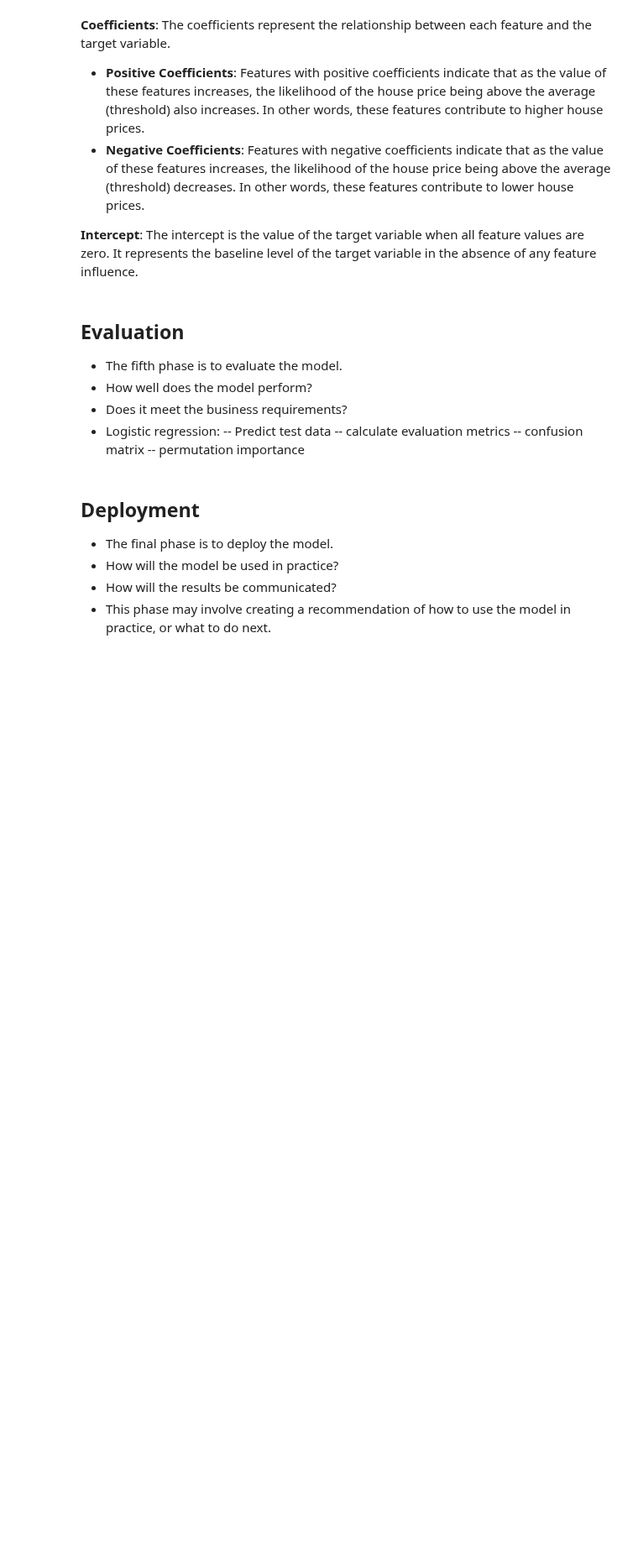
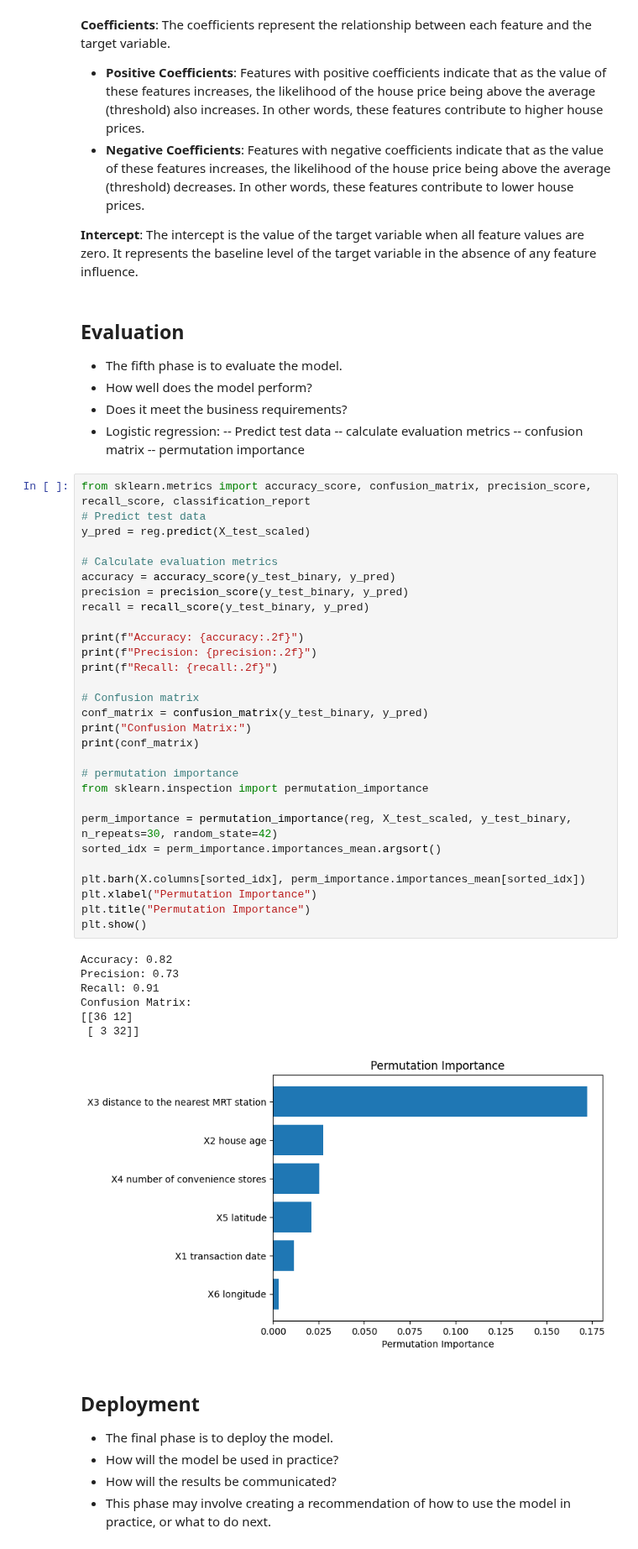
Before and after one commit to Islake/KoneOppiminen, a Jupyter notebook: tasks/Linear_and_logistic_regression.ipynb, the cells around one changed output. Shown at 84% size. Saved outputs shown, nothing was run; the diff lists cells and outputs as text; blank space fills up the shorter version.

```diff
--- a/tasks/Linear_and_logistic_regression.ipynb
+++ b/tasks/Linear_and_logistic_regression.ipynb
@@ -309,6 +309,43 @@ Intercept:  [-0.52367405]
     -- calculate evaluation metrics
     -- confusion matrix
     -- permutation importance
+# %%
+from sklearn.metrics import accuracy_score, confusion_matrix, precision_score, recall_score, classification_report
+# Predict test data
+y_pred = reg.predict(X_test_scaled)
+
+# Calculate evaluation metrics
+accuracy = accuracy_score(y_test_binary, y_pred)
+precision = precision_score(y_test_binary, y_pred)
+recall = recall_score(y_test_binary, y_pred)
+
+print(f"Accuracy: {accuracy:.2f}")
+print(f"Precision: {precision:.2f}")
+print(f"Recall: {recall:.2f}")
+
+# Confusion matrix
+conf_matrix = confusion_matrix(y_test_binary, y_pred)
+print("Confusion Matrix:")
+print(conf_matrix)
+
+# permutation importance
+from sklearn.inspection import permutation_importance
+
+perm_importance = permutation_importance(reg, X_test_scaled, y_test_binary, n_repeats=30, random_state=42)
+sorted_idx = perm_importance.importances_mean.argsort()
+
+plt.barh(X.columns[sorted_idx], perm_importance.importances_mean[sorted_idx])
+plt.xlabel("Permutation Importance")
+plt.title("Permutation Importance")
+plt.show()
+# %% [output]
+Accuracy: 0.82
+Precision: 0.73
+Recall: 0.91
+Confusion Matrix:
+[[36 12]
+ [ 3 32]]
+[figure, added]
 # %% [markdown]
 ## Deployment
 - The final phase is to deploy the model.
```
Also changed, not shown: 3 other files.
